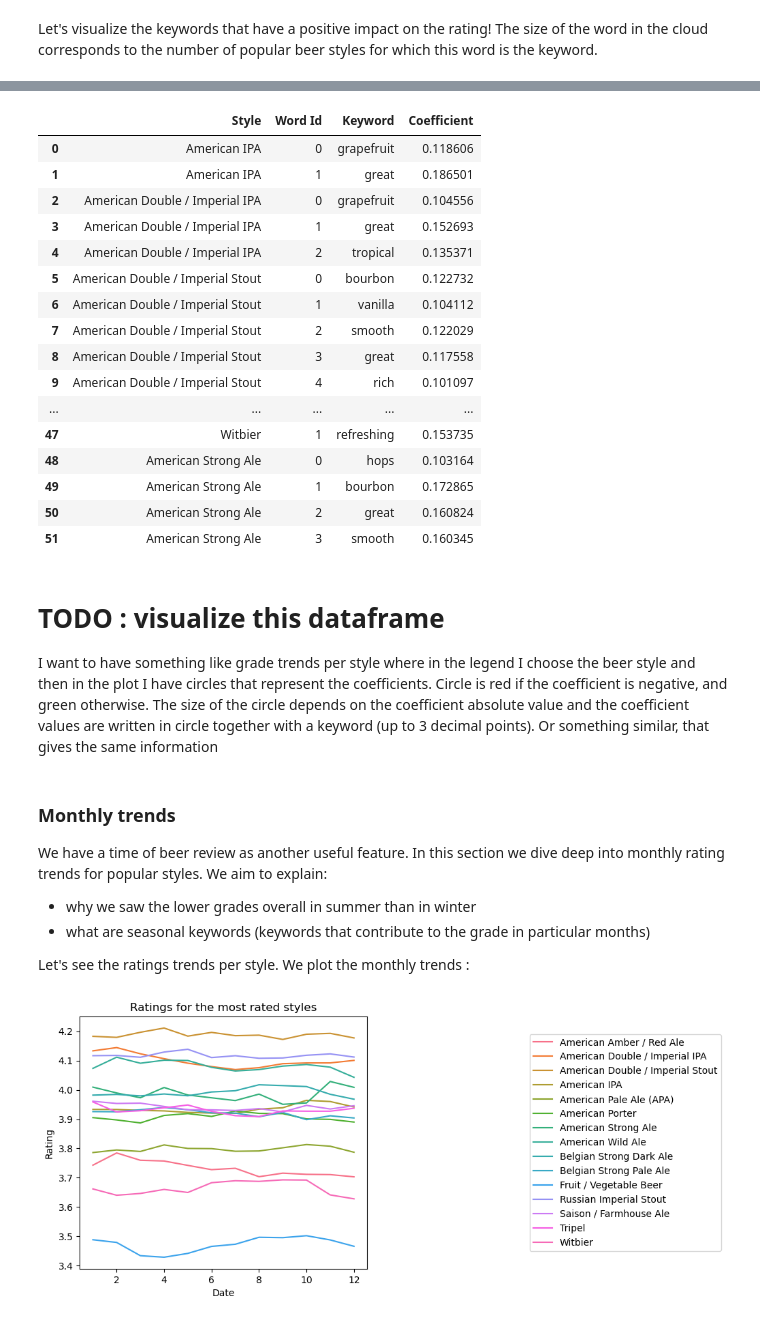
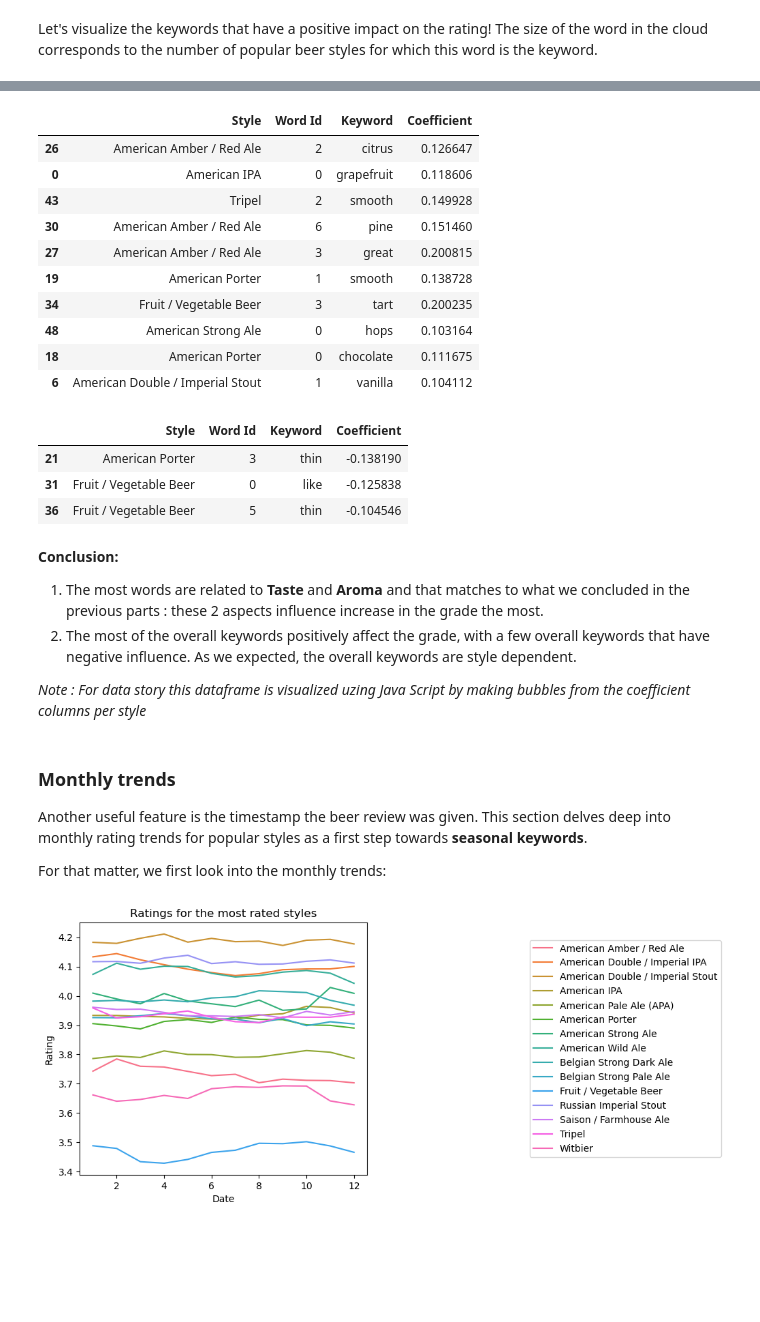
Before and after one commit to epfl-ada/ada-2022-project-rakijada, a Jupyter notebook: notebooks_organization/styles_investigation.ipynb, the cells around one changed output, grey strips where cells are left out. Cells and saved outputs as stored; diff of their text form; code cells hidden in the pictures; blank space fills up the shorter version.

```diff
--- a/notebooks_organization/styles_investigation.ipynb
+++ b/notebooks_organization/styles_investigation.ipynb
@@ -129,8 +125,22 @@ for style in list(top_styles.index):
+# %%
+# find overall keywords for each style
+keywords_style = {} # style -> [list of frequent words]
+coefficent_style = {} # style+keyword -> LR coefficient
+for style in top_styles.index:
+    # generate counts for this style
+    counts = generate_counts(reviews[reviews.Style == style], top_k=100)
+    # remove stop words
+    freq_words = list(counts[~counts.index.isin(list(spacy_stopwords))].index)
+
+    # for each style fit a LR with indicator of frequent words as covariates
+    # extract which words have p-value<0.05 and influence on the grade for more than 0.1
+    keywords_style[style], coef = extract_keywords(style, freq_words)
+    coefficent_style.update(coef)
 # %%
 # convert results to dataframe
-keywords_df = pd.DataFrame(pd.concat({k: pd.Series(v) for k, v in keywords.items()})).reset_index()
+keywords_df = pd.DataFrame(pd.concat({k: pd.Series(v) for k, v in keywords_style.items()})).reset_index()
 keywords_df = keywords_df.rename(columns={'level_0':'Style', 'level_1':'Word Id', 0:'Keyword'})
-keywords_df['Coefficient'] = keywords_df.apply(lambda x : coefficients[x['Style'] + x['Keyword']], axis=1)
+keywords_df['Coefficient'] = keywords_df.apply(lambda x : coefficent_style[x['Style'] + x['Keyword']], axis=1)
 
 # get positive and negative keywords
 positive_keywords = set(keywords_df[keywords_df.Coefficient > 0].Keyword)
@@ -179,20 +186,21 @@ Let's now visualize the influce of these keywords on the rating for particular s
 # %%
-keywords_df
+keywords_df.sample(10)
 # %% [output]
 |  | Style | Word Id | Keyword | Coefficient |
+| 26 | American Amber / Red Ale | 2 | citrus | 0.126647 |
 | 0 | American IPA | 0 | grapefruit | 0.118606 |
-| 1 | American IPA | 1 | great | 0.186501 |
-| 2 | American Double / Imperial IPA | 0 | grapefruit | 0.104556 |
-| 3 | American Double / Imperial IPA | 1 | great | 0.152693 |
-| 4 | American Double / Imperial IPA | 2 | tropical | 0.135371 |
-| 5 | American Double / Imperial Stout | 0 | bourbon | 0.122732 |
+| 43 | Tripel | 2 | smooth | 0.149928 |
+| 30 | American Amber / Red Ale | 6 | pine | 0.151460 |
+| 27 | American Amber / Red Ale | 3 | great | 0.200815 |
+| 19 | American Porter | 1 | smooth | 0.138728 |
+| 34 | Fruit / Vegetable Beer | 3 | tart | 0.200235 |
+| 48 | American Strong Ale | 0 | hops | 0.103164 |
+| 18 | American Porter | 0 | chocolate | 0.111675 |
 | 6 | American Double / Imperial Stout | 1 | vanilla | 0.104112 |
-| 7 | American Double / Imperial Stout | 2 | smooth | 0.122029 |
-| 8 | American Double / Imperial Stout | 3 | great | 0.117558 |
-| 9 | American Double / Imperial Stout | 4 | rich | 0.101097 |
-| ... | ... | ... | ... | ... |
-| 47 | Witbier | 1 | refreshing | 0.153735 |
-| 48 | American Strong Ale | 0 | hops | 0.103164 |
-| 49 | American Strong Ale | 1 | bourbon | 0.172865 |
-| 50 | American Strong Ale | 2 | great | 0.160824 |
-| 51 | American Strong Ale | 3 | smooth | 0.160345 |
+# %%
+keywords_df[keywords_df.Coefficient < 0]
+# %% [output]
+|  | Style | Word Id | Keyword | Coefficient |
+| 21 | American Porter | 3 | thin | -0.138190 |
+| 31 | Fruit / Vegetable Beer | 0 | like | -0.125838 |
+| 36 | Fruit / Vegetable Beer | 5 | thin | -0.104546 |
@@ -199,15 +209,15 @@ keywords_df
 # %% [markdown]
-# TODO : visualize this dataframe
-I want to have something like grade trends per style where in the legend I choose the beer style and then in the plot I have circles that represent the coefficients. Circle is red if the coefficient is negative, and green otherwise. The size of the circle depends on the coefficient absolute value and the coefficient values are written in circle together with a keyword (up to 3 decimal points). Or something similar, that gives the same information
+**Conclusion:**
+1. The most words are related to **Taste** and **Aroma** and that matches to what we concluded in the previous parts : these 2 aspects influence increase in the grade the most.
+2. The most of the overall keywords positively affect the grade, with a few overall keywords that have negative influence. As we expected, the overall keywords are style dependent.
+
+_Note : For data story this dataframe is visualized uzing Java Script by making bubbles from the coefficient columns per style_
 # %% [markdown]
 ### Monthly trends
 
-We have a time of beer review as another useful feature. In this section we dive deep into monthly rating trends for popular styles.
-We aim to explain:
-- why we saw the lower grades overall in summer than in winter
-- what are seasonal keywords (keywords that contribute to the grade in particular months)
+Another useful feature is the timestamp the beer review was given. This section delves deep into monthly rating trends for popular styles as a first step towards **seasonal keywords**.
 
-Let's see the ratings trends per style. We plot the monthly trends :
+For that matter, we first look into the monthly trends:
 # %%
 # visualize rating trends during the year (for top 15 rated beers)
 top_reviews = reviews[reviews.Style.isin(top_styles.index.to_list())]
```
Also changed, not shown: parts of 30 cells of this notebook.
